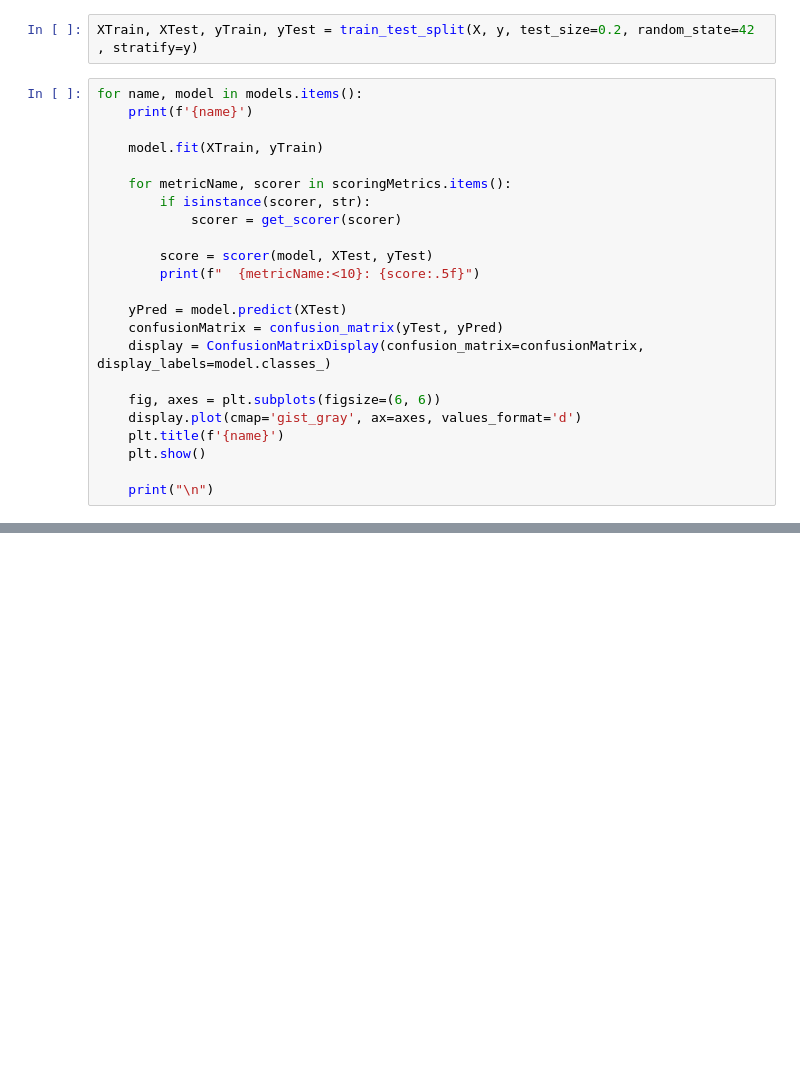
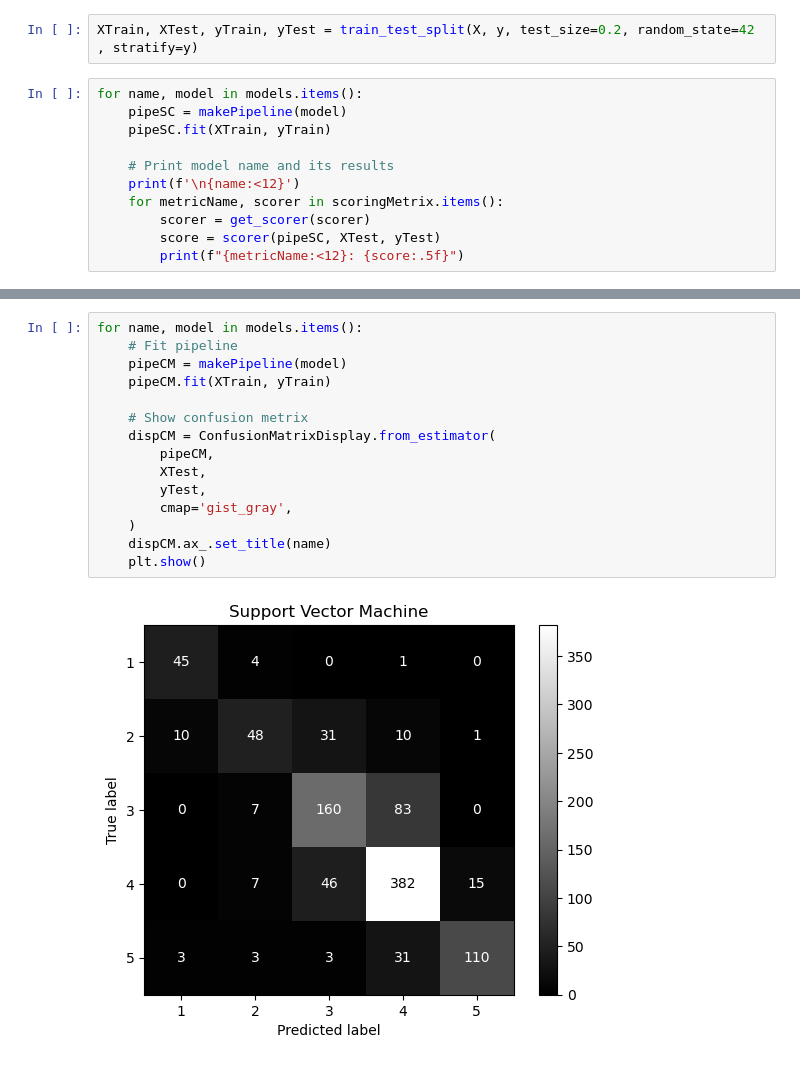
Before and after one commit to youquanneu/COMP3222_Coursework, a Jupyter notebook: Workflow/Model.ipynb, the cells around one changed output, grey strips where cells are left out. Saved outputs shown, nothing was run; the diff lists cells and outputs as text; blank space fills up the shorter version.

```diff
--- a/Workflow/Model.ipynb
+++ b/Workflow/Model.ipynb
@@ -38,24 +71,12 @@ scoringMetrics = {
 XTrain, XTest, yTrain, yTest = train_test_split(X, y, test_size=0.2, random_state=42 , stratify=y)
 # %%
 for name, model in models.items():
-    print(f'{name}')
+    pipeSC = makePipeline(model)
+    pipeSC.fit(XTrain, yTrain)
 
-    model.fit(XTrain, yTrain)
-
-    for metricName, scorer in scoringMetrics.items():
-        if isinstance(scorer, str):
-            scorer = get_scorer(scorer)
-
-        score = scorer(model, XTest, yTest)
-        print(f"  {metricName:<10}: {score:.5f}")
-
-    yPred = model.predict(XTest)
-    confusionMatrix = confusion_matrix(yTest, yPred)
-    display = ConfusionMatrixDisplay(confusion_matrix=confusionMatrix, display_labels=model.classes_)
-
-    fig, axes = plt.subplots(figsize=(6, 6))
-    display.plot(cmap='gist_gray', ax=axes, values_format='d')
-    plt.title(f'{name}')
-    plt.show()
-
-    print("\n")
+    # Print model name and its results
+    print(f'\n{name:<12}')
+    for metricName, scorer in scoringMetrix.items():
+        scorer = get_scorer(scorer)
+        score = scorer(pipeSC, XTest, yTest)
+        print(f"{metricName:<12}: {score:.5f}")
@@ -160,0 +104,17 @@ Fitting 2 folds for each of 32 candidates, totalling 64 fits
+# %%
+for name, model in models.items():
+    # Fit pipeline
+    pipeCM = makePipeline(model)
+    pipeCM.fit(XTrain, yTrain)
+
+    # Show confusion metrix
+    dispCM = ConfusionMatrixDisplay.from_estimator(
+        pipeCM,
+        XTest,
+        yTest,
+        cmap='gist_gray',
+    )
+    dispCM.ax_.set_title(name)
+    plt.show()
+# %% [output]
+[figure, added]
```
Also changed, not shown: parts of 16 cells of this notebook, 3 other files.
